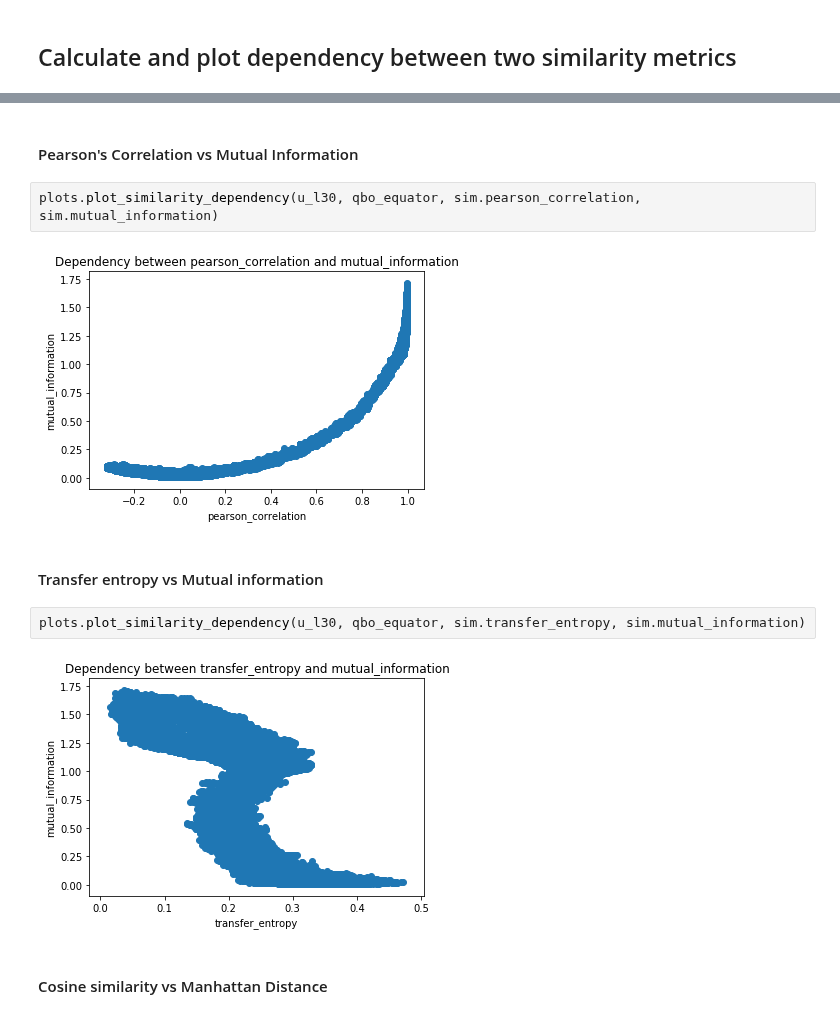
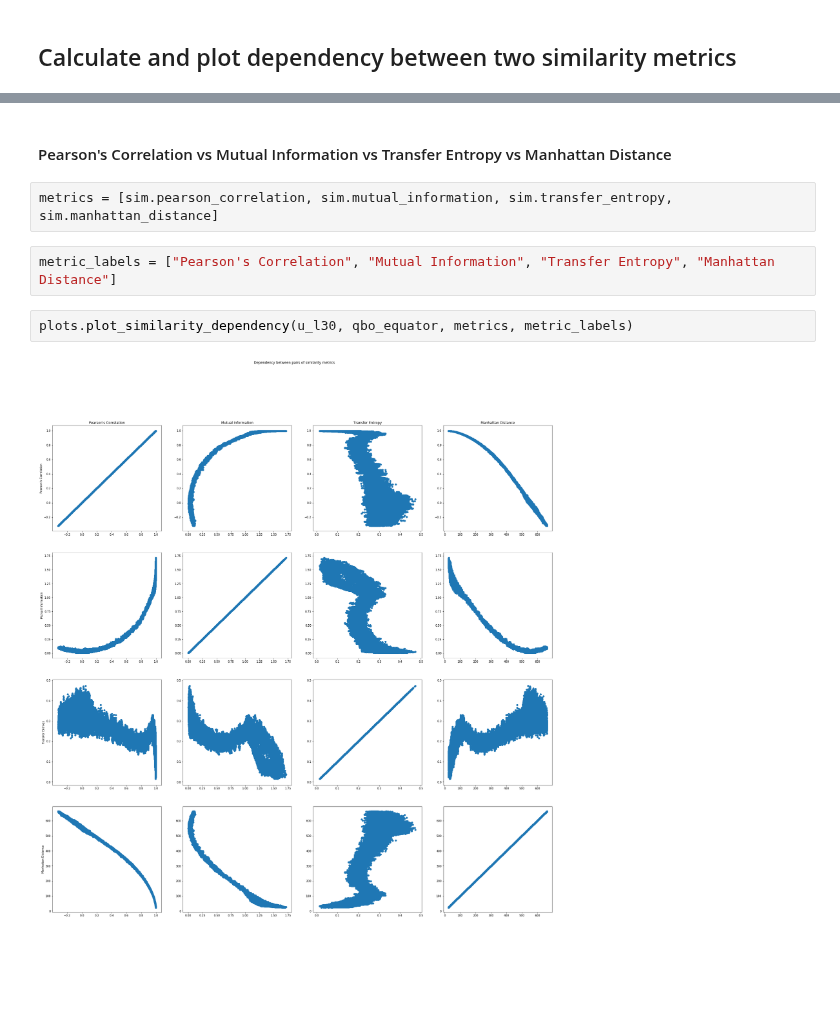
Before and after one commit to Climate-Data-Science/Climate-Similarity-Metrics, a Jupyter notebook: 8_similarity_metrics_dependency.ipynb, the cells around one changed output, grey strips where cells are left out. Cells and saved outputs as stored; diff of their text form; blank space fills up the shorter version.

Commit message:
Make similarity measure comparable #16  #15

```diff
--- a/8_similarity_metrics_dependency.ipynb
+++ b/8_similarity_metrics_dependency.ipynb
@@ -42,16 +42,12 @@ print(plots.plot_similarity_dependency.__doc__)
         level (int, optional): Level on which the similarity should be calculated
             Defaults to 0
 # %% [markdown]
-<h4>Pearson's Correlation vs Mutual Information</h4>
+<h4>Pearson's Correlation vs Mutual Information vs Transfer Entropy vs Manhattan Distance</h4>
+# %%
+metrics = [sim.pearson_correlation, sim.mutual_information, sim.transfer_entropy, sim.manhattan_distance]
+# %%
+metric_labels = ["Pearson's Correlation", "Mutual Information", "Transfer Entropy", "Manhattan Distance"]
 # %%
-plots.plot_similarity_dependency(u_l30, qbo_equator, sim.pearson_correlation, sim.mutual_information)
+plots.plot_similarity_dependency(u_l30, qbo_equator, metrics, metric_labels)
 # %% [output]
-[figure, old version]
+[figure, new version]
-# %% [markdown]
-<h4>Transfer entropy vs Mutual information</h4>
-# %%
-plots.plot_similarity_dependency(u_l30, qbo_equator, sim.transfer_entropy, sim.mutual_information)
-# %% [output]
-[figure, removed]
-# %% [markdown]
-<h4>Cosine similarity vs Manhattan Distance</h4>
```
Also changed, not shown: parts of 15 cells of this notebook, 4 other files.
